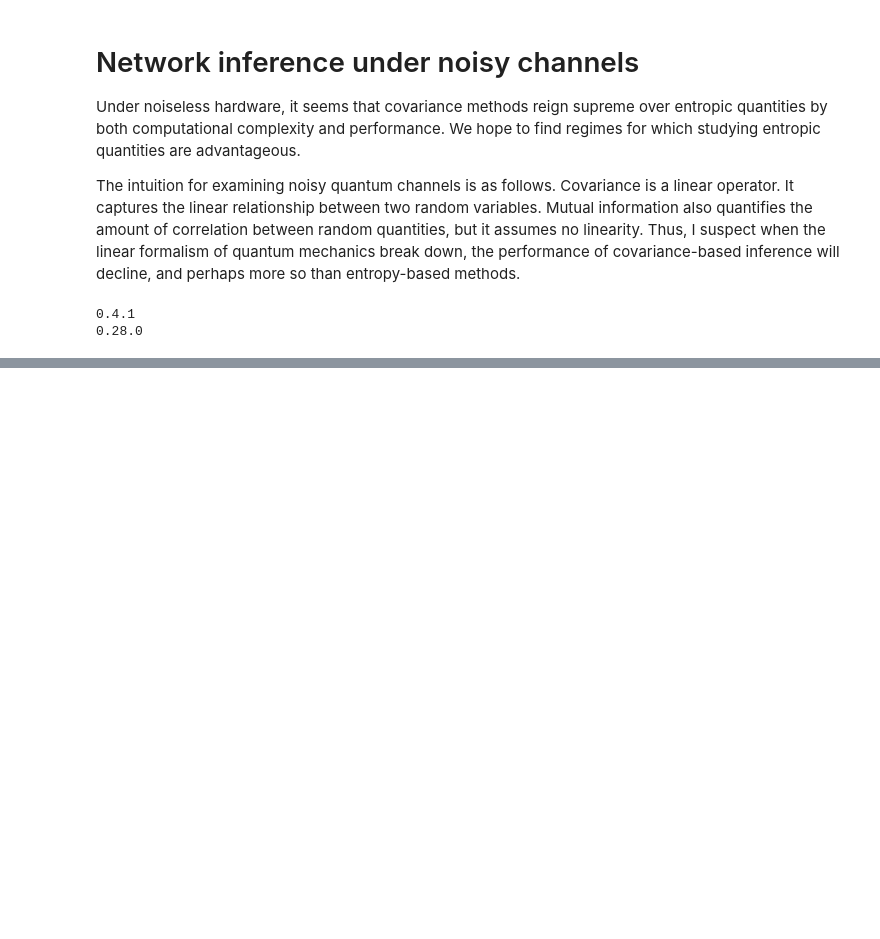
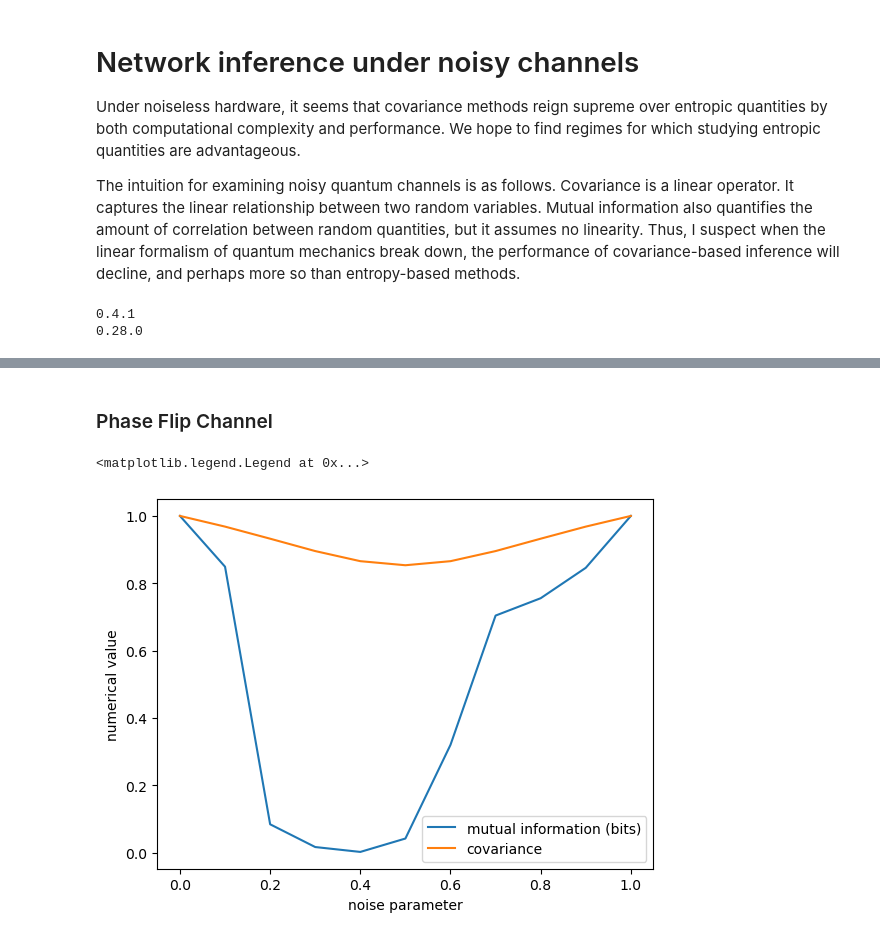
Before and after one commit to ChitambarLab/qNetTI, a Jupyter notebook: demos/covariance_vs_entropic_inference_noisy.ipynb, the cells around one changed output, grey strips where cells are left out. Drawn from its saved outputs; the diff is of its cells as text; code cells hidden in the pictures; blank space fills up the shorter version.

```diff
--- a/demos/covariance_vs_entropic_inference_noisy.ipynb
+++ b/demos/covariance_vs_entropic_inference_noisy.ipynb
@@ -179,0 +216,26 @@ distance to expected :  4.005447614608562
+# %% [markdown]
+### Phase Flip Channel
+# %%
+def phase_flip_prep_node(gam):
+    def rot_bell_state(settings, wires):
+        qnetvo.ghz_state(settings, wires)
+        qml.ArbitraryUnitary([qnp.pi / 4, 0.3, -1.5], wires=[wires[0]])
+        qml.ArbitraryUnitary([-0.7, 2.9, 1.2], wires=[wires[1]])
+        qml.PhaseFlip(gam, wires=[wires[0]])
+        qml.PhaseFlip(gam, wires=[wires[1]])
+
+    bell_state_prep_node = qnetvo.PrepareNode(wires=[0, 1], ansatz_fn=rot_bell_state)
+    return bell_state_prep_node
+
+gamma = [x/10 for x in range(11)]
+char_mat_data = [characteristic_matrix_inference(phase_flip_prep_node(gam), ghz2_mat, num_steps=50, step_size=0.1, print_result=False, qnode_kwargs={}) for gam in gamma]
+cov_mat_data = [covariance_matrix_inference(phase_flip_prep_node(gam), 2, ghz2_mat, step_size=0.2, num_steps=50, verbose=False, print_result=False) for gam in gamma]
+
+plt.plot(gamma, [mat[0,1] for mat in char_mat_data], label='mutual information (bits)')
+plt.plot(gamma, [abs(mat[0,1]) for mat in cov_mat_data], label='covariance')
+plt.xlabel('noise parameter')
+plt.ylabel('numerical value')
+plt.legend()
+# %% [output]
+<matplotlib.legend.Legend at 0x...>
+[figure, added]
```
Also changed, not shown: parts of 20 cells of this notebook.
